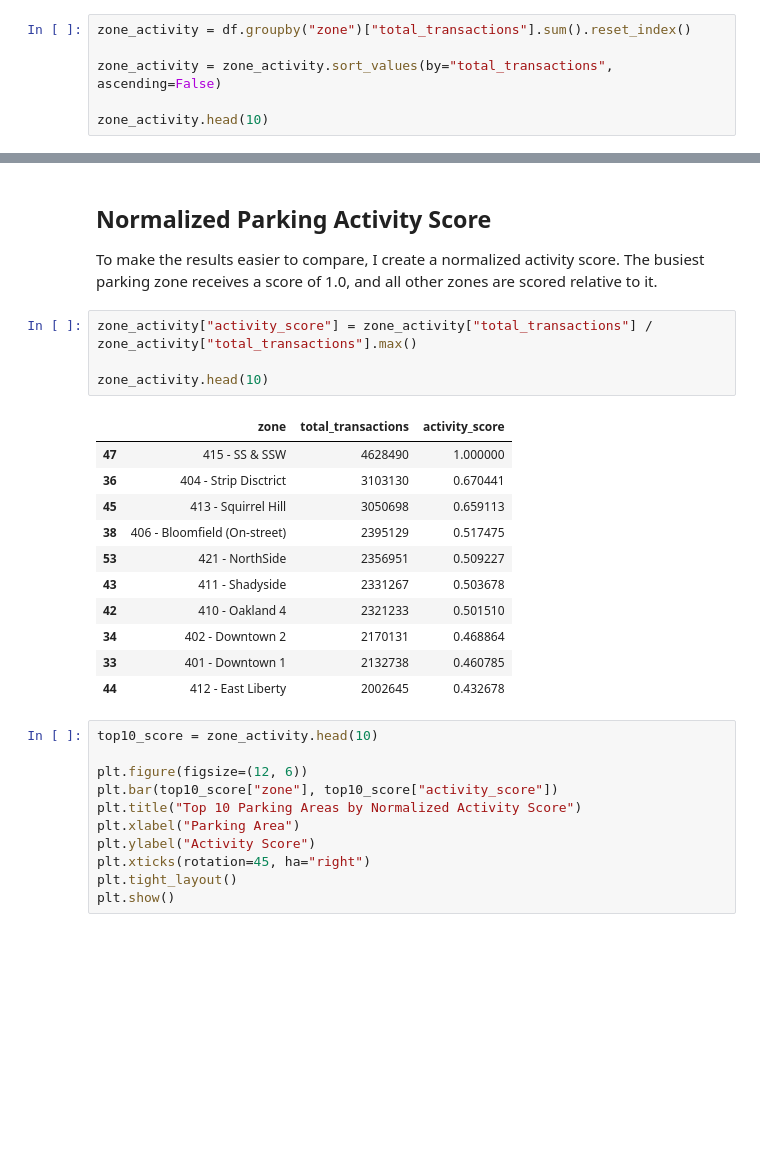
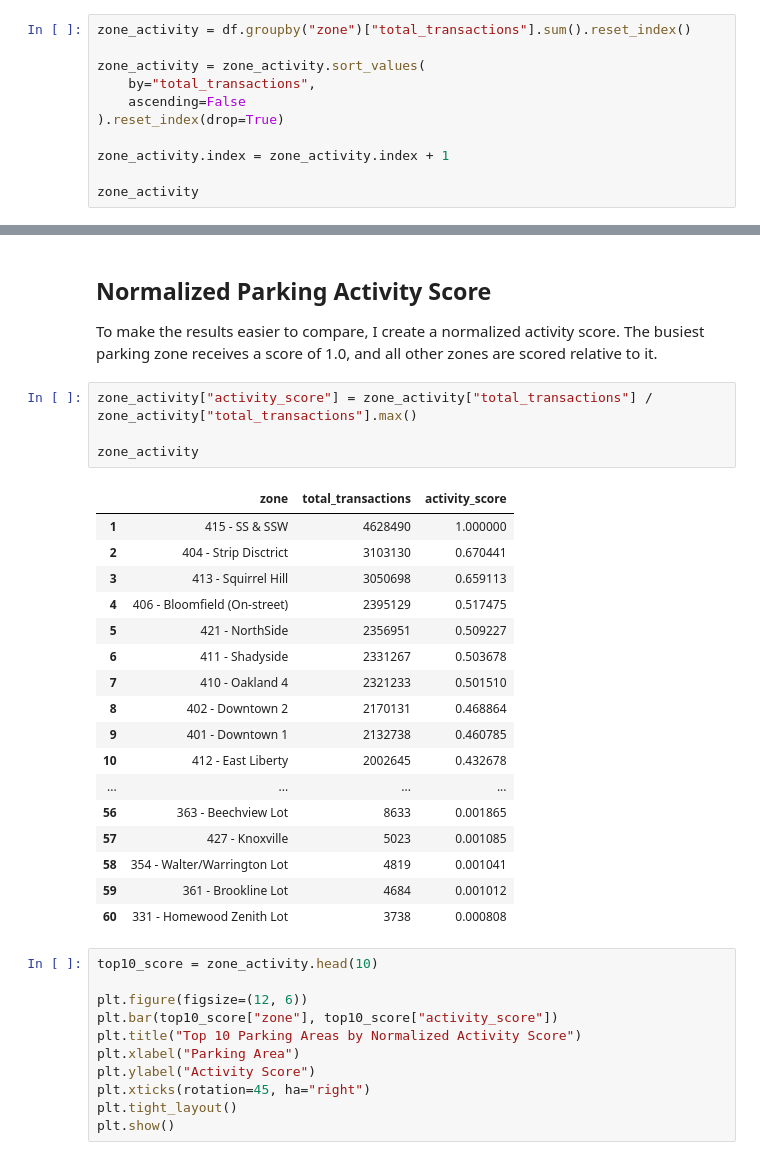
Before and after one commit to wrylht/Final-project-0011, a Jupyter notebook: ZiboDing_ParkingTransaction/parking_activity_analysis.ipynb, the cells around one changed output, grey strips where cells are left out. Drawn from its saved outputs; the diff is of its cells as text; blank space fills up the shorter version.

```diff
--- a/ZiboDing_ParkingTransaction/parking_activity_analysis.ipynb
+++ b/ZiboDing_ParkingTransaction/parking_activity_analysis.ipynb
@@ -51,8 +51,13 @@ The formula is: `total_transactions = meter_transactions + mobile_transactions`
 # %%
 zone_activity = df.groupby("zone")["total_transactions"].sum().reset_index()
 
-zone_activity = zone_activity.sort_values(by="total_transactions", ascending=False)
+zone_activity = zone_activity.sort_values(
+    by="total_transactions",
+    ascending=False
+).reset_index(drop=True)
 
-zone_activity.head(10)
+zone_activity.index = zone_activity.index + 1
+
+zone_activity
 # %% [output]
 |  | zone | total_transactions |
@@ -93,19 +104,25 @@ To make the results easier to compare, I create a normalized activity score. The
 # %%
 zone_activity["activity_score"] = zone_activity["total_transactions"] / zone_activity["total_transactions"].max()
 
-zone_activity.head(10)
+zone_activity
 # %% [output]
 |  | zone | total_transactions | activity_score |
-| 47 | 415 - SS & SSW | 4628490 | 1.000000 |
-| 36 | 404 - Strip Disctrict | 3103130 | 0.670441 |
-| 45 | 413 - Squirrel Hill | 3050698 | 0.659113 |
-| 38 | 406 - Bloomfield (On-street) | 2395129 | 0.517475 |
-| 53 | 421 - NorthSide | 2356951 | 0.509227 |
-| 43 | 411 - Shadyside | 2331267 | 0.503678 |
-| 42 | 410 - Oakland 4 | 2321233 | 0.501510 |
-| 34 | 402 - Downtown 2 | 2170131 | 0.468864 |
-| 33 | 401 - Downtown 1 | 2132738 | 0.460785 |
-| 44 | 412 - East Liberty | 2002645 | 0.432678 |
+| 1 | 415 - SS & SSW | 4628490 | 1.000000 |
+| 2 | 404 - Strip Disctrict | 3103130 | 0.670441 |
+| 3 | 413 - Squirrel Hill | 3050698 | 0.659113 |
+| 4 | 406 - Bloomfield (On-street) | 2395129 | 0.517475 |
+| 5 | 421 - NorthSide | 2356951 | 0.509227 |
+| 6 | 411 - Shadyside | 2331267 | 0.503678 |
+| 7 | 410 - Oakland 4 | 2321233 | 0.501510 |
+| 8 | 402 - Downtown 2 | 2170131 | 0.468864 |
+| 9 | 401 - Downtown 1 | 2132738 | 0.460785 |
+| 10 | 412 - East Liberty | 2002645 | 0.432678 |
+| ... | ... | ... | ... |
+| 56 | 363 - Beechview Lot | 8633 | 0.001865 |
+| 57 | 427 - Knoxville | 5023 | 0.001085 |
+| 58 | 354 - Walter/Warrington Lot | 4819 | 0.001041 |
+| 59 | 361 - Brookline Lot | 4684 | 0.001012 |
+| 60 | 331 - Homewood Zenith Lot | 3738 | 0.000808 |
 # %%
 top10_score = zone_activity.head(10)
 
```
Also changed, not shown: parts of 5 cells of this notebook.
